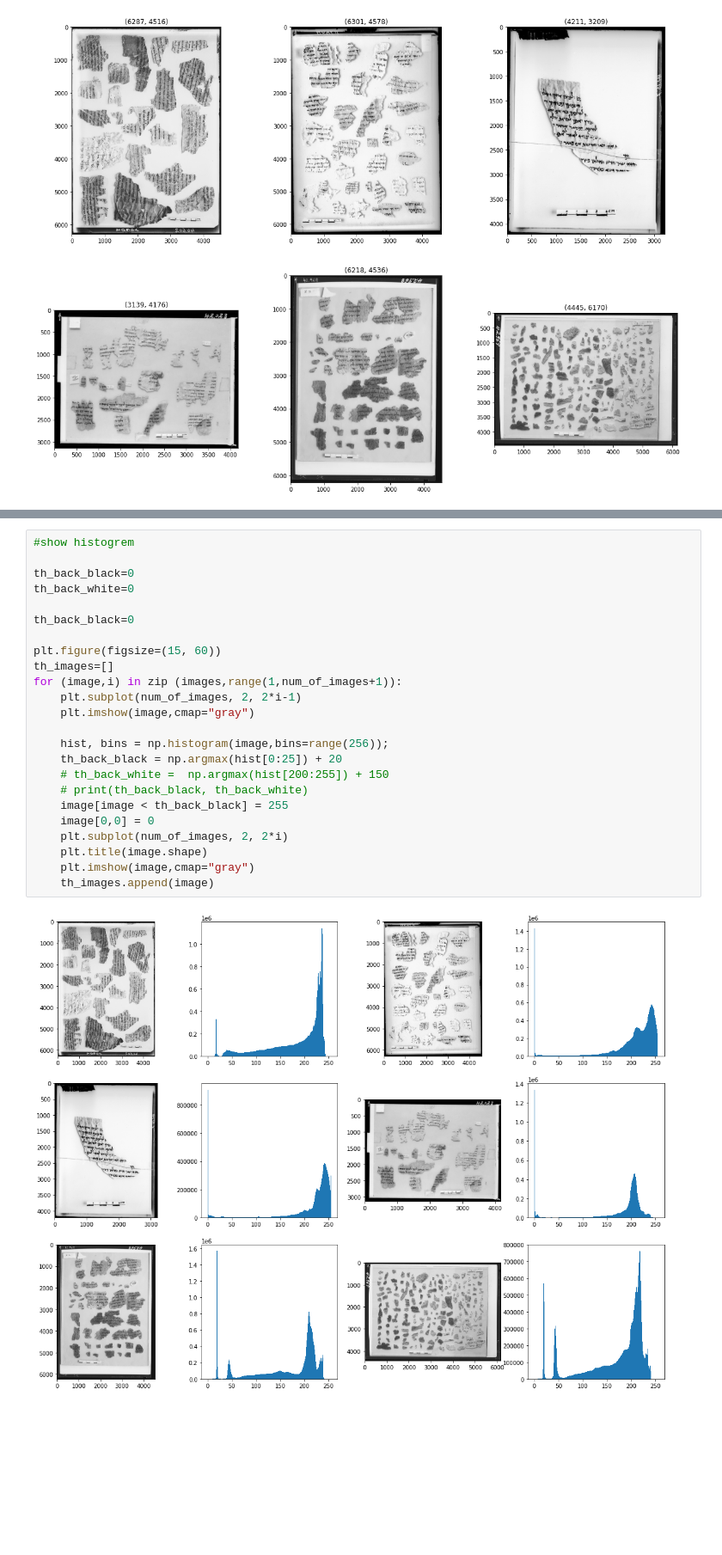
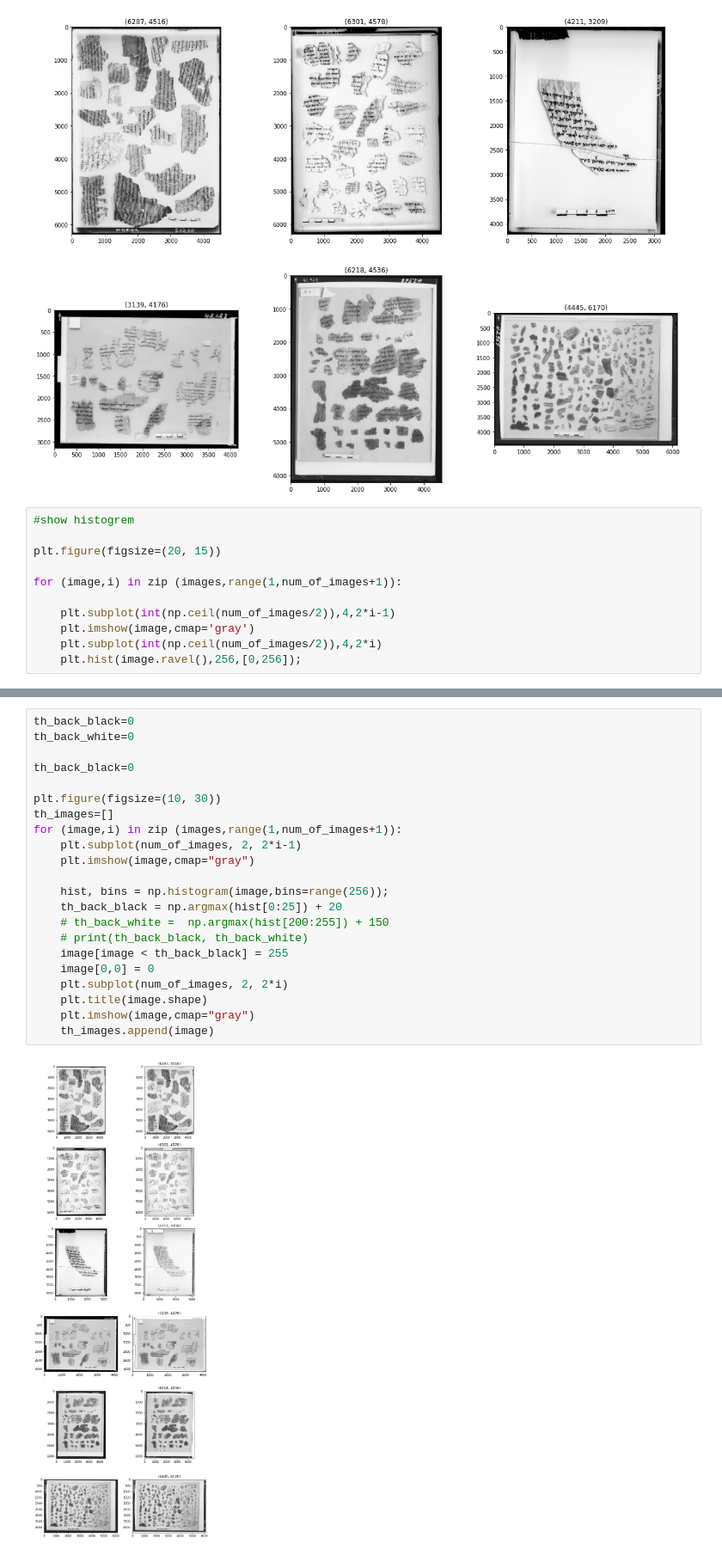
Before and after one commit to KobiAms/Image-Processing-Detect-Dead-Sea-Scrolls, a Jupyter notebook: Detect_Scrolls.ipynb, the cells around one changed output, grey strips where cells are left out. Shown at 86% size. Saved outputs shown, nothing was run; the diff lists cells and outputs as text; blank space fills up the shorter version.

```diff
--- a/Detect_Scrolls.ipynb
+++ b/Detect_Scrolls.ipynb
@@ -21,3 +21,14 @@ for (image,i) in zip (images,range(1,num_of_images+1)):
     plt.imshow(image,cmap="gray")
 # %% [output]
 [figure]
+# %%
+#show histogrem
+
+plt.figure(figsize=(20, 15))
+
+for (image,i) in zip (images,range(1,num_of_images+1)):
+
+    plt.subplot(int(np.ceil(num_of_images/2)),4,2*i-1)
+    plt.imshow(image,cmap='gray')
+    plt.subplot(int(np.ceil(num_of_images/2)),4,2*i)
+    plt.hist(image.ravel(),256,[0,256]);
@@ -24,26 +37,24 @@ for (image,i) in zip (images,range(1,num_of_images+1)):
 # %%
-#show histogrem
-
 th_back_black=0
 th_back_white=0
 
 th_back_black=0
 
-plt.figure(figsize=(15, 60))
+plt.figure(figsize=(10, 30))
 th_images=[]
 for (image,i) in zip (images,range(1,num_of_images+1)):
     plt.subplot(num_of_images, 2, 2*i-1)
     plt.imshow(image,cmap="gray")
 
     hist, bins = np.histogram(image,bins=range(256));
     th_back_black = np.argmax(hist[0:25]) + 20
     # th_back_white =  np.argmax(hist[200:255]) + 150
     # print(th_back_black, th_back_white)
     image[image < th_back_black] = 255
     image[0,0] = 0
     plt.subplot(num_of_images, 2, 2*i)
     plt.title(image.shape)
     plt.imshow(image,cmap="gray")
     th_images.append(image)
 # %% [output]
-[figure, old version]
+[figure, new version]
```
Also changed, not shown: parts of 2 cells of this notebook.
